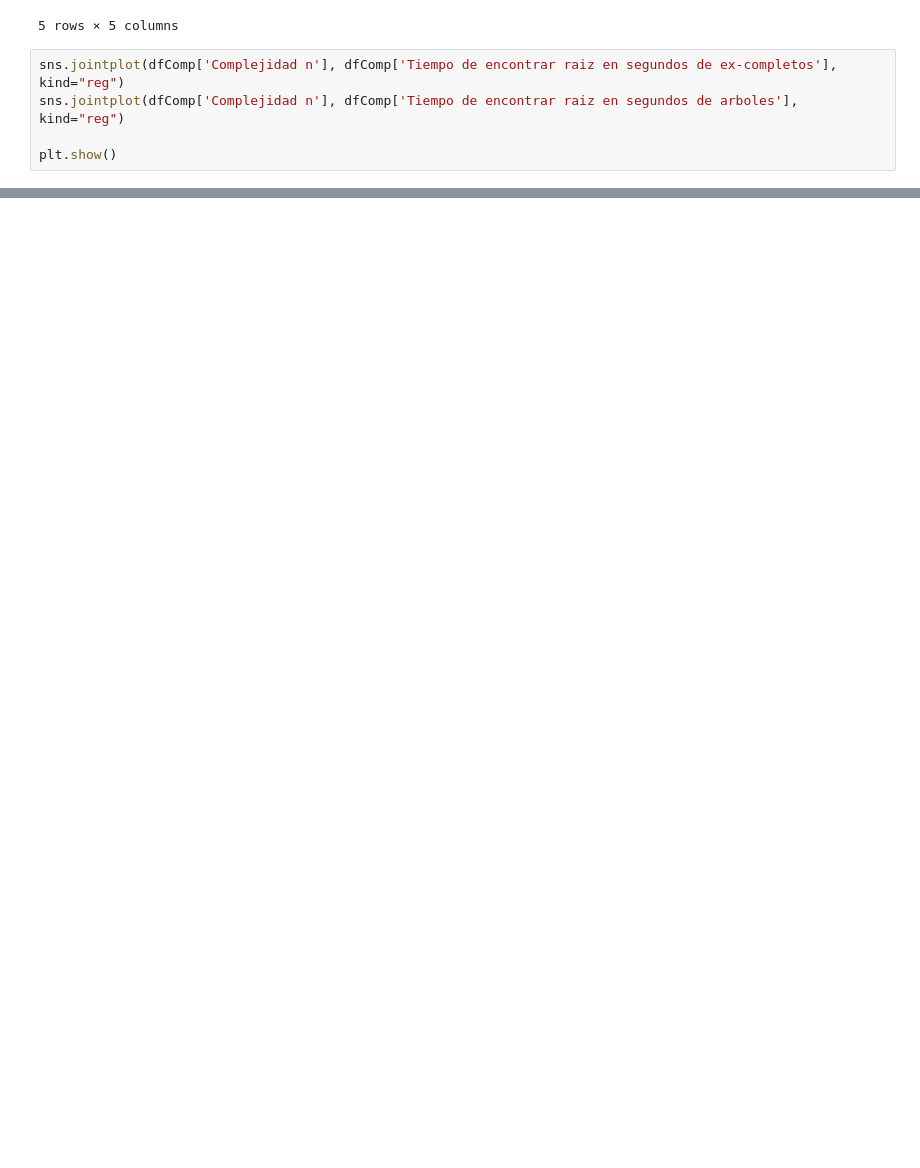
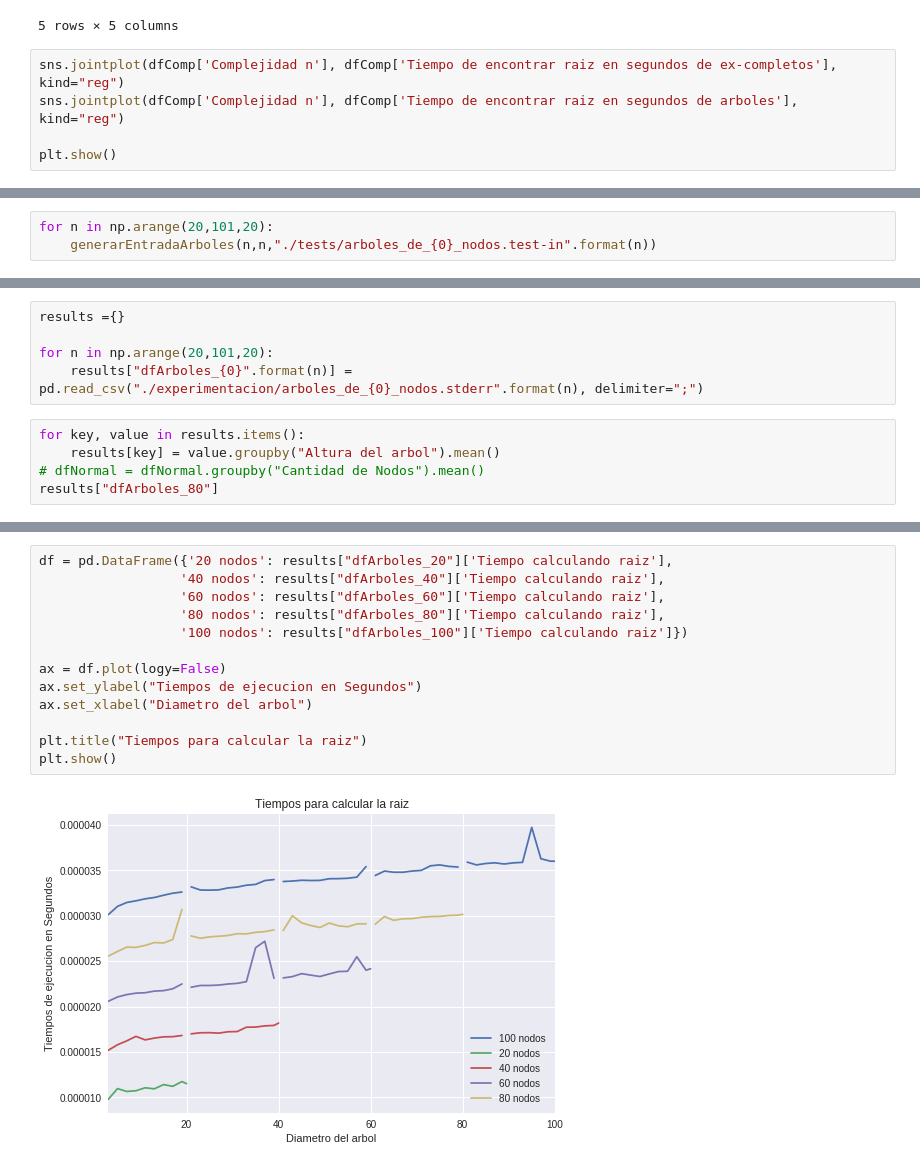
Before and after one commit to cat-j/startup2-algo3, a Jupyter notebook: ej2/generador_de_tests.ipynb, the cells around one changed output, grey strips where cells are left out. Saved outputs shown, nothing was run; the diff lists cells and outputs as text; blank space fills up the shorter version.

Commit message:
segunda parte de la experimentacion del ej2

```diff
--- a/ej2/generador_de_tests.ipynb
+++ b/ej2/generador_de_tests.ipynb
@@ -239,0 +242,3 @@ plt.show()
+# %%
+for n in np.arange(20,101,20):
+    generarEntradaArboles(n,n,"./tests/arboles_de_{0}_nodos.test-in".format(n))
@@ -239,0 +247,10 @@ plt.show()
+# %%
+results ={}
+
+for n in np.arange(20,101,20):
+    results["dfArboles_{0}".format(n)] = pd.read_csv("./experimentacion/arboles_de_{0}_nodos.stderr".format(n), delimiter=";")
+# %%
+for key, value in results.items():
+    results[key] = value.groupby("Altura del arbol").mean()
+# dfNormal = dfNormal.groupby("Cantidad de Nodos").mean()
+results["dfArboles_80"]
@@ -239,0 +276,15 @@ plt.show()
+# %%
+df = pd.DataFrame({'20 nodos': results["dfArboles_20"]['Tiempo calculando raiz'],
+                  '40 nodos': results["dfArboles_40"]['Tiempo calculando raiz'],
+                  '60 nodos': results["dfArboles_60"]['Tiempo calculando raiz'],
+                  '80 nodos': results["dfArboles_80"]['Tiempo calculando raiz'],
+                  '100 nodos': results["dfArboles_100"]['Tiempo calculando raiz']})
+
+ax = df.plot(logy=False)
+ax.set_ylabel("Tiempos de ejecucion en Segundos")
+ax.set_xlabel("Diametro del arbol")
+
+plt.title("Tiempos para calcular la raiz")
+plt.show()
+# %% [output]
+[figure, added]
```
Also changed, not shown: parts of 3 cells of this notebook, 29 other files.
